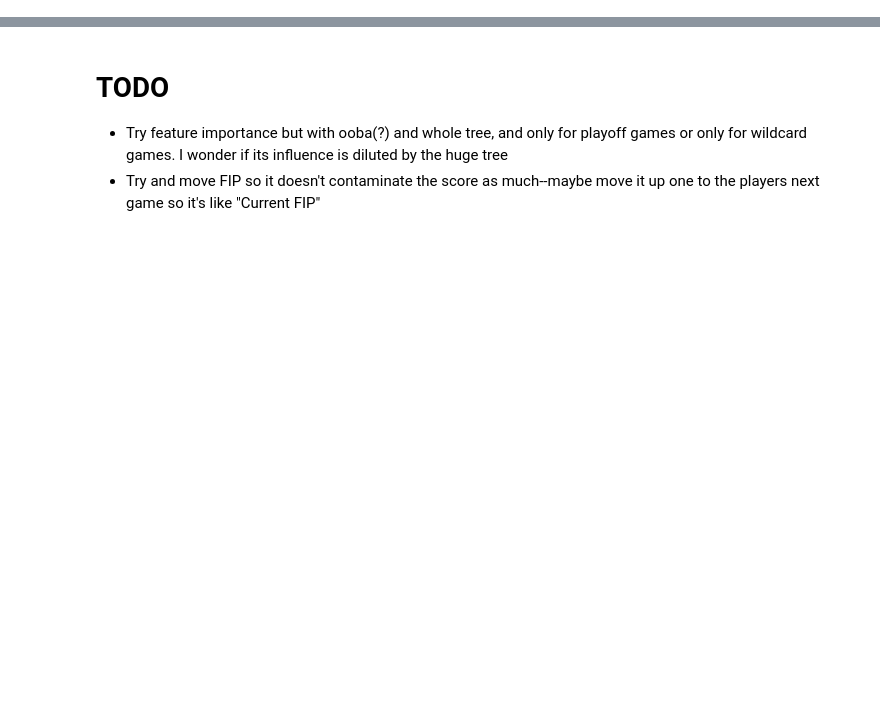
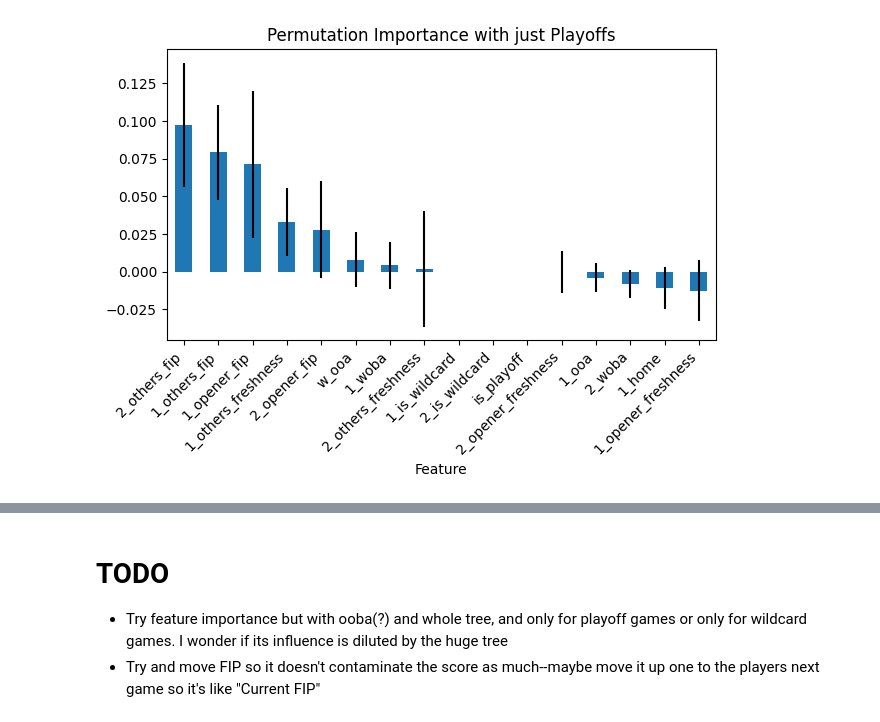
Before and after one commit to jackdpond/snare_algo, a Jupyter notebook: make_game_df.ipynb, the cells around one changed output, grey strips where cells are left out. Saved outputs shown, nothing was run; the diff lists cells and outputs as text; code cells hidden in the pictures; blank space fills up the shorter version.

```diff
--- a/make_game_df.ipynb
+++ b/make_game_df.ipynb
@@ -236,0 +297,32 @@ plt.show()
+# %%
+mask = X_test['is_playoff'] == 1
+X_playoffs, y_playoffs = X_test[mask], y_test[mask]
+
+result = permutation_importance(
+    rf,
+    X_playoffs,
+    y_playoffs,
+    n_repeats=10,
+    scoring='f1',
+    random_state=42,
+)
+
+importances = pd.DataFrame({
+    "Feature": X_playoffs.columns,
+    "Importance_mean": result.importances_mean,
+    "Importance_std": result.importances_std
+}).sort_values("Importance_mean", ascending=False)
+
+importances.plot.bar(
+    x="Feature",
+    y="Importance_mean",
+    yerr="Importance_std",
+    legend=False
+)
+
+plt.title("Permutation Importance with just Playoffs")
+plt.xticks(rotation=45, ha="right")
+plt.tight_layout()
+plt.show()
+# %% [output]
+[figure, added]
```
Also changed, not shown: parts of 12 cells of this notebook.
